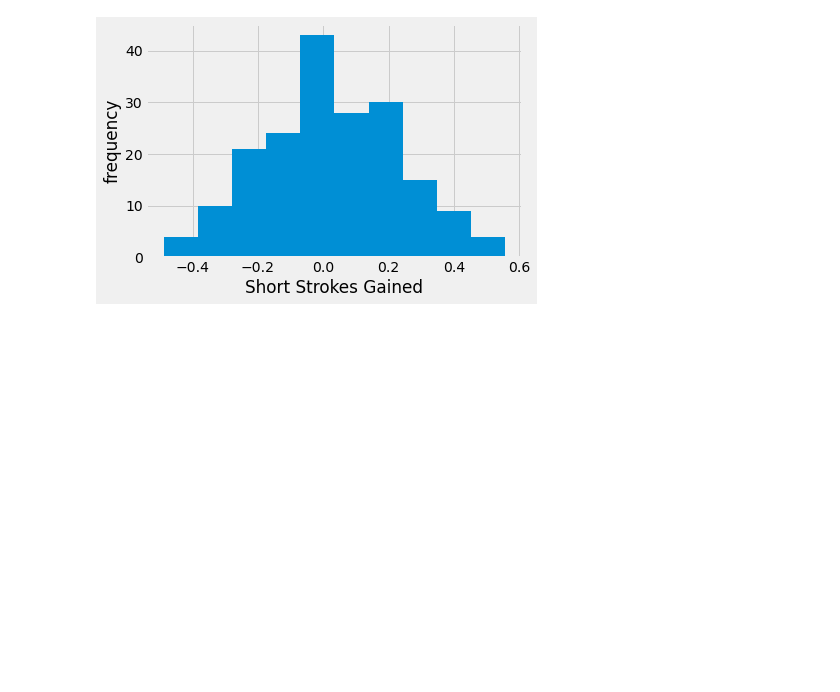
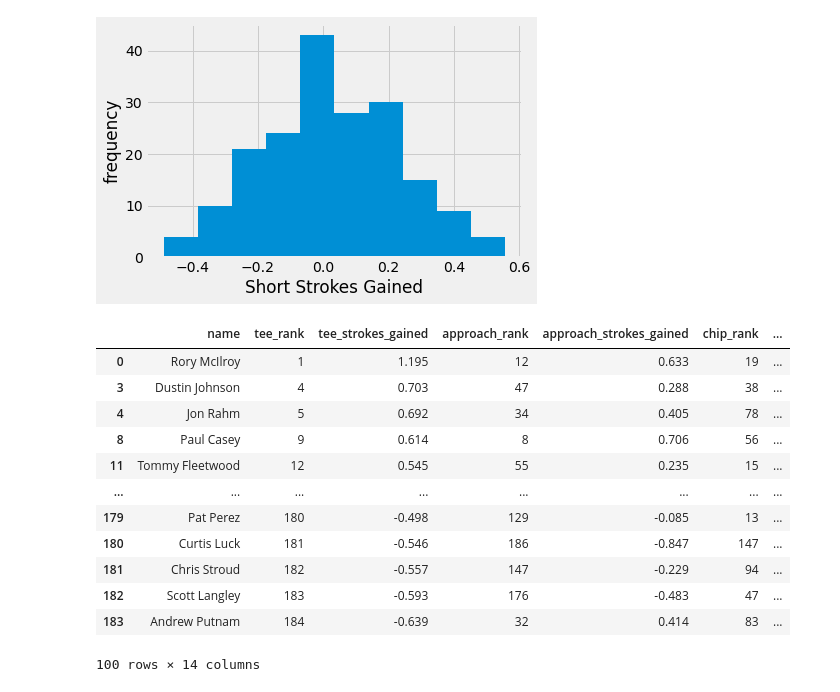
Before and after one commit to qnchenry-q/PGA-EDA, a Jupyter notebook: Scraper.ipynb, the cells around one changed output. Saved outputs shown, nothing was run; the diff lists cells and outputs as text; code cells hidden in the pictures; blank space fills up the shorter version.

```diff
--- a/Scraper.ipynb
+++ b/Scraper.ipynb
@@ -641,3 +731,21 @@ ax.set_ylabel('frequency')
 # %% [output]
 Text(0, 0.5, 'frequency')
 [figure]
+# %%
+short_game_bool = golf_df['SHORT_STROKES_GAINED'] > 0
+short_gamers = golf_df[short_game_bool]
+short_gamers
+# %% [output]
+|  | name | tee_rank | tee_strokes_gained | approach_rank | approach_strokes_gained | chip_rank | ... |
+| 0 | Rory McIlroy | 1 | 1.195 | 12 | 0.633 | 19 | ... |
+| 3 | Dustin Johnson | 4 | 0.703 | 47 | 0.288 | 38 | ... |
+| 4 | Jon Rahm | 5 | 0.692 | 34 | 0.405 | 78 | ... |
+| 8 | Paul Casey | 9 | 0.614 | 8 | 0.706 | 56 | ... |
+| 11 | Tommy Fleetwood | 12 | 0.545 | 55 | 0.235 | 15 | ... |
+| ... | ... | ... | ... | ... | ... | ... | ... |
+| 179 | Pat Perez | 180 | -0.498 | 129 | -0.085 | 13 | ... |
+| 180 | Curtis Luck | 181 | -0.546 | 186 | -0.847 | 147 | ... |
+| 181 | Chris Stroud | 182 | -0.557 | 147 | -0.229 | 94 | ... |
+| 182 | Scott Langley | 183 | -0.593 | 176 | -0.483 | 47 | ... |
+| 183 | Andrew Putnam | 184 | -0.639 | 32 | 0.414 | 83 | ... |
+100 rows × 14 columns
```
Also changed, not shown: parts of 40 cells of this notebook.
